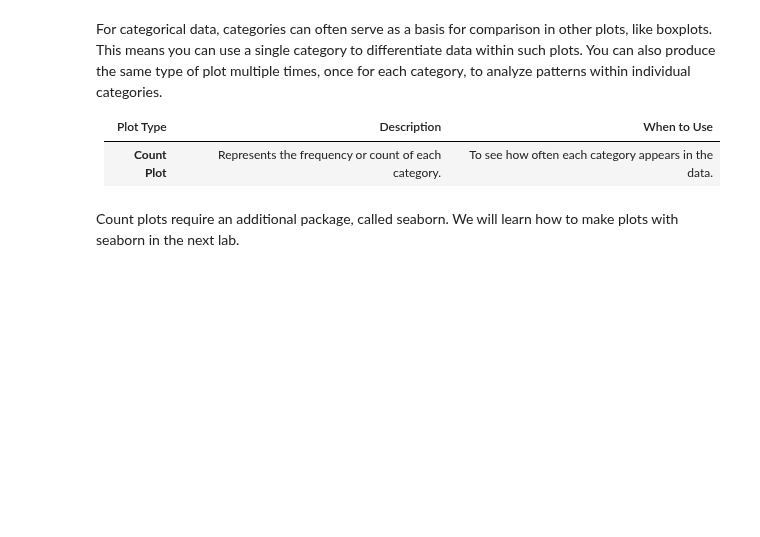
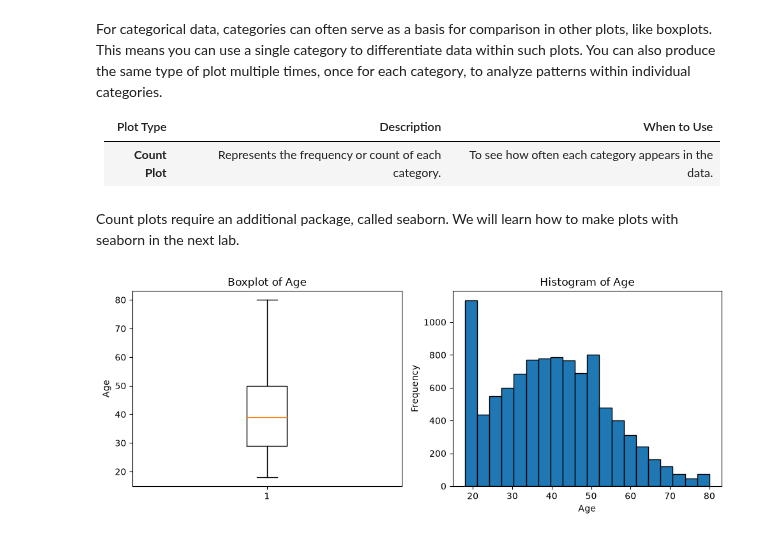
Before and after one commit to matteogradinaru/students2627, a Jupyter notebook: lab2/lab_2_exploring_data_pandas.ipynb, the cells around one changed output. Cells and saved outputs as stored; diff of their text form; code cells hidden in the pictures; blank space fills up the shorter version.

```diff
--- a/lab2/lab_2_exploring_data_pandas.ipynb
+++ b/lab2/lab_2_exploring_data_pandas.ipynb
@@ -403,3 +708,23 @@ For categorical data, categories can often serve as a basis for comparison in ot
 | **Count Plot**| Represents the frequency or count of each category.  | To see how often each category appears in the data. |
 # %% [markdown]
 Count plots require an additional package, called seaborn. We will learn how to make plots with seaborn in the next lab.
+# %%
+plt.figure(figsize=(10, 4))
+
+# Boxplot
+plt.subplot(1, 2, 1)
+plt.boxplot(cleaned_dataset["age"])
+plt.title("Boxplot of Age")
+plt.ylabel("Age")
+
+# Histogram
+plt.subplot(1, 2, 2)
+plt.hist(cleaned_dataset["age"], bins=20, edgecolor="black")
+plt.title("Histogram of Age")
+plt.xlabel("Age")
+plt.ylabel("Frequency")
+
+plt.tight_layout()
+plt.show()
+# %% [output]
+[figure, added]
```
Also changed, not shown: parts of 81 cells of this notebook.
